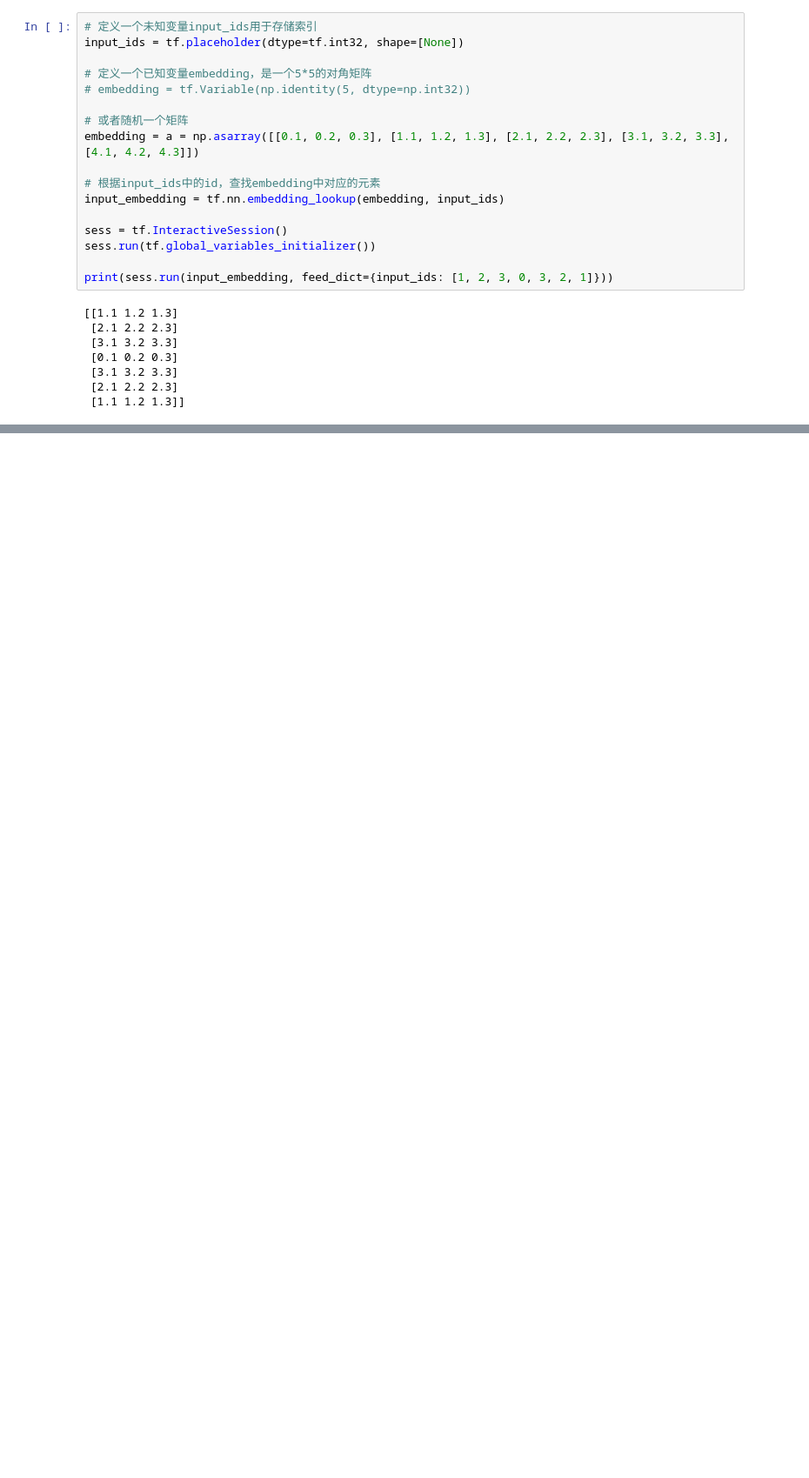
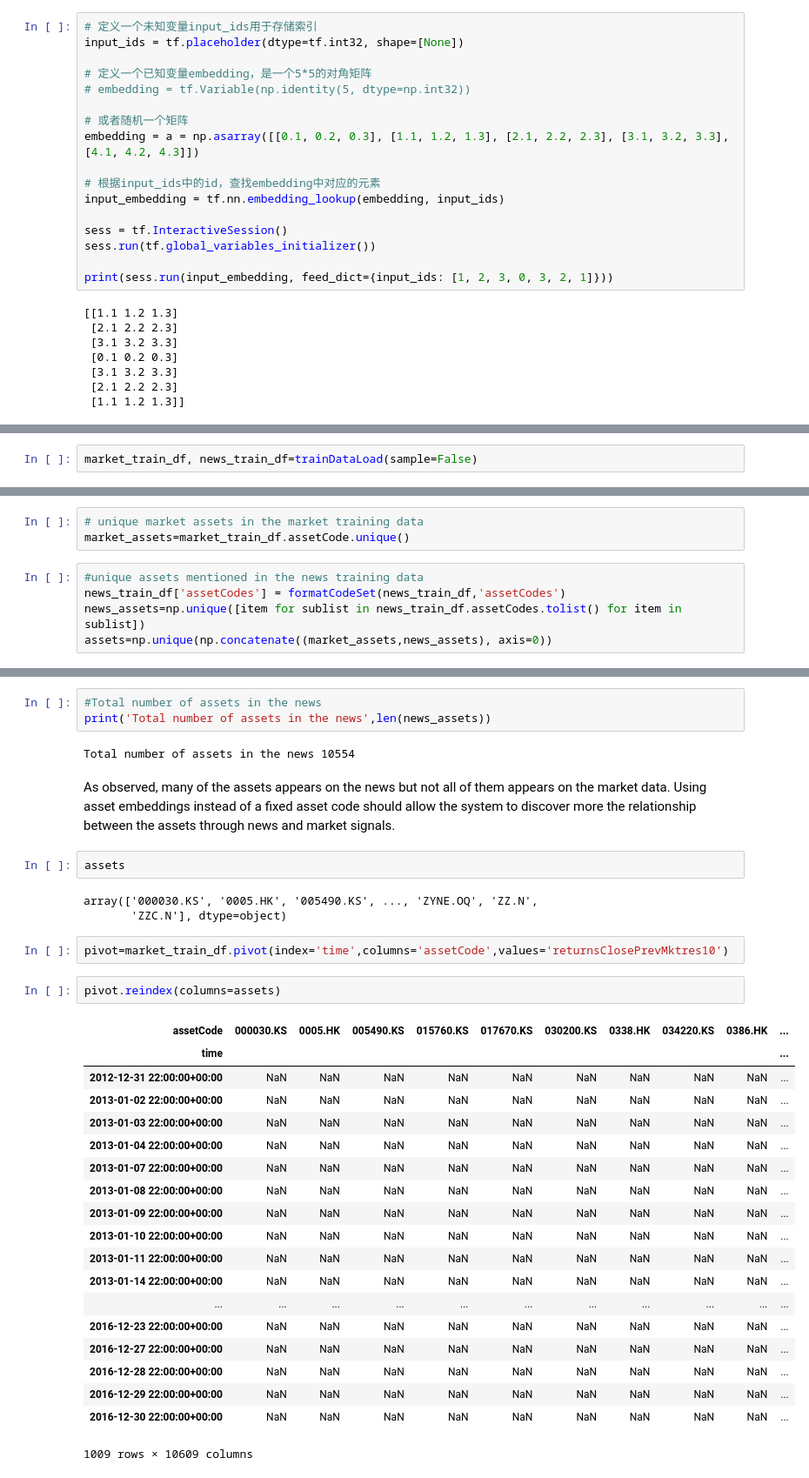
Before and after one commit to CKPOON0619/Kaggle2Sigma, a Jupyter notebook: Notes for Modelling Tools.ipynb, the cells around one changed output, grey strips where cells are left out. Shown: that part at 87% size. Cells and saved outputs as stored; diff of their text form; blank space fills up the shorter version.

Commit message:
added Pplanning for assets embedding

```diff
--- a/Notes for Modelling Tools.ipynb
+++ b/Notes for Modelling Tools.ipynb
@@ -88,0 +84,2 @@ array(['A.N', 'AAI.N', 'AAP.N', 'AAPL.O', 'ABB.N', 'ABC.N', 'ABD.N',
+# %%
+market_train_df, news_train_df=trainDataLoad(sample=False)
@@ -88,0 +91,8 @@ array(['A.N', 'AAI.N', 'AAP.N', 'AAPL.O', 'ABB.N', 'ABC.N', 'ABD.N',
+# %%
+# unique market assets in the market training data
+market_assets=market_train_df.assetCode.unique()
+# %%
+#unique assets mentioned in the news training data
+news_train_df['assetCodes'] = formatCodeSet(news_train_df,'assetCodes')
+news_assets=np.unique([item for sublist in news_train_df.assetCodes.tolist() for item in sublist])
+assets=np.unique(np.concatenate((market_assets,news_assets), axis=0))
@@ -88,0 +114,36 @@ array(['A.N', 'AAI.N', 'AAP.N', 'AAPL.O', 'ABB.N', 'ABC.N', 'ABD.N',
+# %%
+#Total number of assets in the news
+print('Total number of assets in the news',len(news_assets))
+# %% [output]
+Total number of assets in the news 10554
+# %% [markdown]
+As observed, many of the assets appears on the news but not all of them appears on the market data. Using asset embeddings instead of a fixed asset code should allow the system to discover more the relationship between the assets through news and market signals.
+# %%
+assets
+# %% [output]
+array(['000030.KS', '0005.HK', '005490.KS', ..., 'ZYNE.OQ', 'ZZ.N',
+       'ZZC.N'], dtype=object)
+# %%
+pivot=market_train_df.pivot(index='time',columns='assetCode',values='returnsClosePrevMktres10')
+# %%
+pivot.reindex(columns=assets)
+# %% [output]
+| assetCode | 000030.KS | 0005.HK | 005490.KS | 015760.KS | 017670.KS | 030200.KS | 0338.HK | 034220.KS | 0386.HK | ... |
+| time |  |  |  |  |  |  |  |  |  | ... |
+| 2012-12-31 22:00:00+00:00 | NaN | NaN | NaN | NaN | NaN | NaN | NaN | NaN | NaN | ... |
+| 2013-01-02 22:00:00+00:00 | NaN | NaN | NaN | NaN | NaN | NaN | NaN | NaN | NaN | ... |
+| 2013-01-03 22:00:00+00:00 | NaN | NaN | NaN | NaN | NaN | NaN | NaN | NaN | NaN | ... |
+| 2013-01-04 22:00:00+00:00 | NaN | NaN | NaN | NaN | NaN | NaN | NaN | NaN | NaN | ... |
+| 2013-01-07 22:00:00+00:00 | NaN | NaN | NaN | NaN | NaN | NaN | NaN | NaN | NaN | ... |
+| 2013-01-08 22:00:00+00:00 | NaN | NaN | NaN | NaN | NaN | NaN | NaN | NaN | NaN | ... |
+| 2013-01-09 22:00:00+00:00 | NaN | NaN | NaN | NaN | NaN | NaN | NaN | NaN | NaN | ... |
+| 2013-01-10 22:00:00+00:00 | NaN | NaN | NaN | NaN | NaN | NaN | NaN | NaN | NaN | ... |
+| 2013-01-11 22:00:00+00:00 | NaN | NaN | NaN | NaN | NaN | NaN | NaN | NaN | NaN | ... |
+| 2013-01-14 22:00:00+00:00 | NaN | NaN | NaN | NaN | NaN | NaN | NaN | NaN | NaN | ... |
+| ... | ... | ... | ... | ... | ... | ... | ... | ... | ... | ... |
+| 2016-12-23 22:00:00+00:00 | NaN | NaN | NaN | NaN | NaN | NaN | NaN | NaN | NaN | ... |
+| 2016-12-27 22:00:00+00:00 | NaN | NaN | NaN | NaN | NaN | NaN | NaN | NaN | NaN | ... |
+| 2016-12-28 22:00:00+00:00 | NaN | NaN | NaN | NaN | NaN | NaN | NaN | NaN | NaN | ... |
+| 2016-12-29 22:00:00+00:00 | NaN | NaN | NaN | NaN | NaN | NaN | NaN | NaN | NaN | ... |
+| 2016-12-30 22:00:00+00:00 | NaN | NaN | NaN | NaN | NaN | NaN | NaN | NaN | NaN | ... |
+1009 rows × 10609 columns
```
Also changed, not shown: parts of 11 cells of this notebook, 2 other files.
